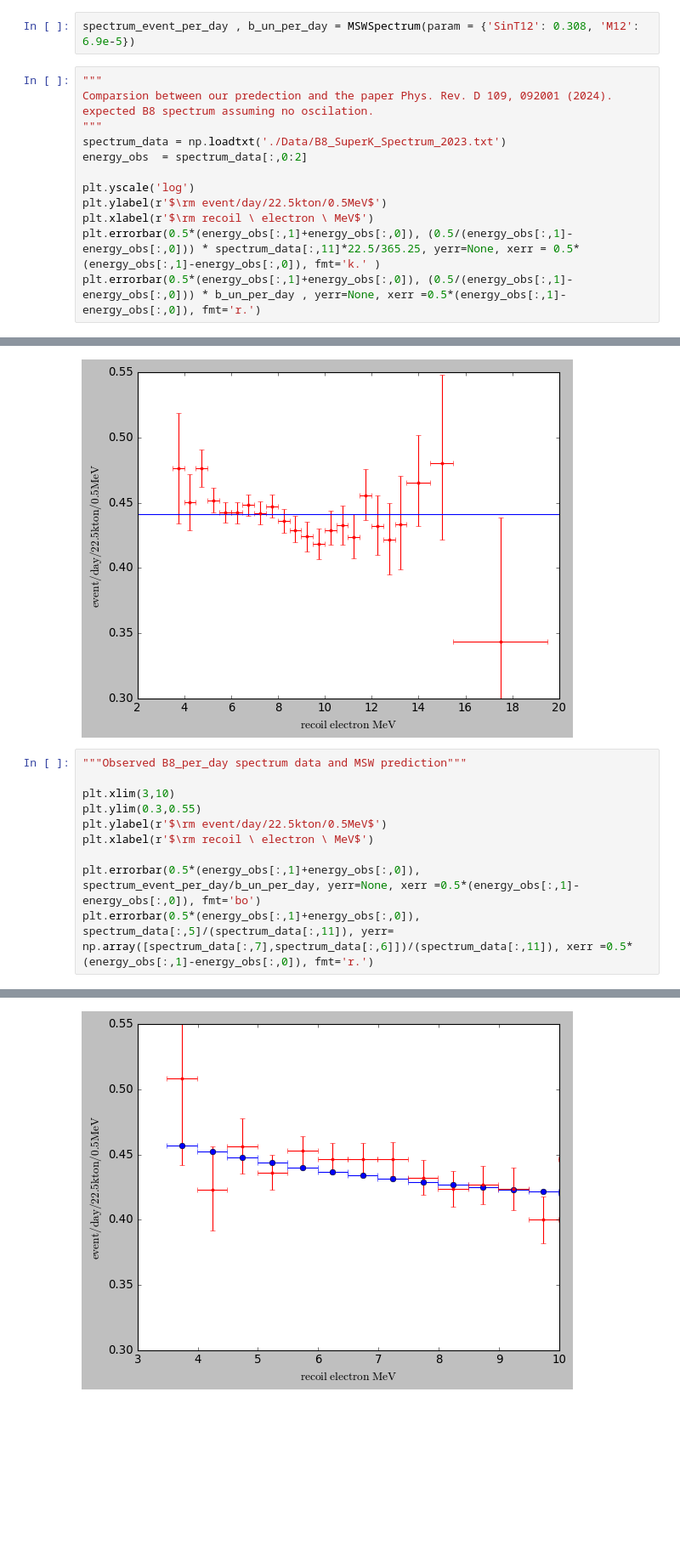
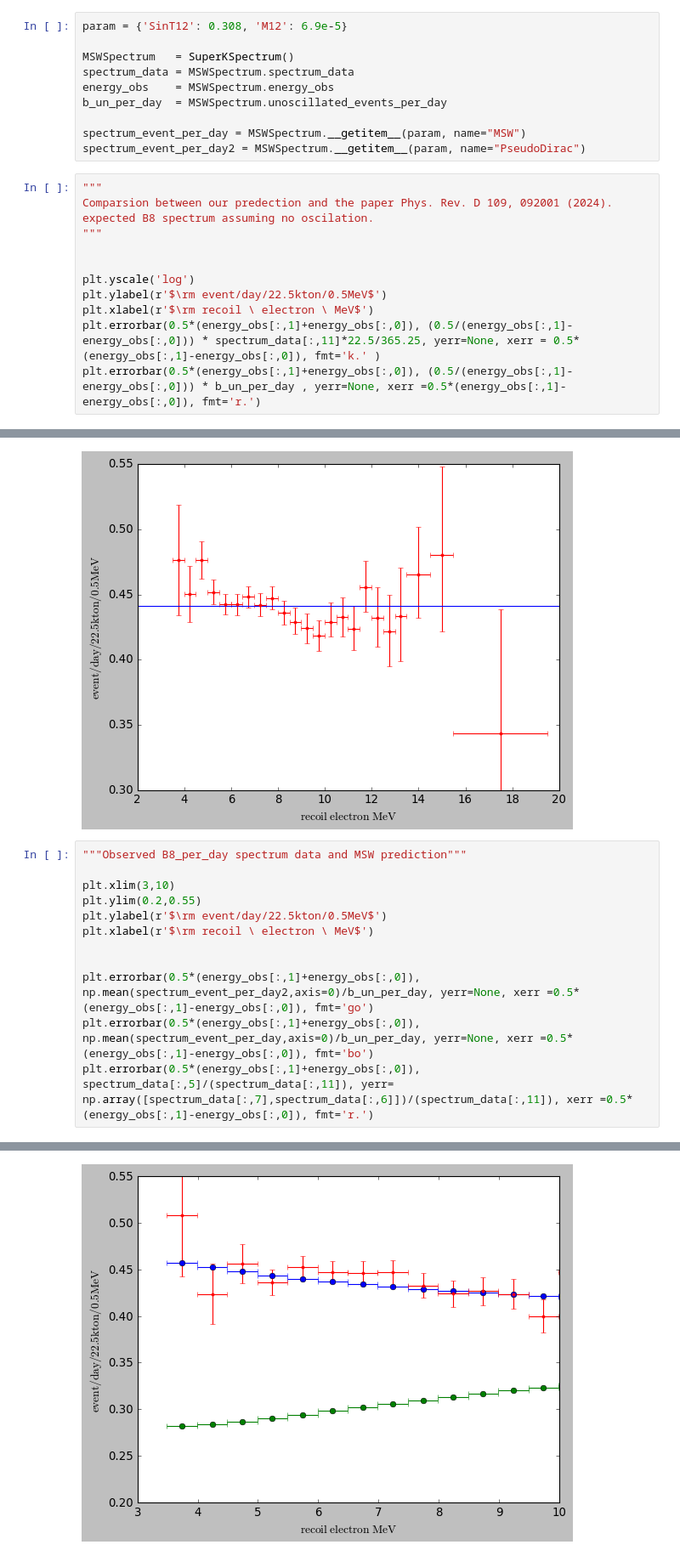
Before and after one commit to SaeedAnsarifard/NeuMod, a Jupyter notebook: Tutorial_Spectrum.ipynb, the cells around one changed output, grey strips where cells are left out. Shown: that part at 85% size. Cells and saved outputs as stored; diff of their text form; blank space fills up the shorter version.

```diff
--- a/Tutorial_Spectrum.ipynb
+++ b/Tutorial_Spectrum.ipynb
@@ -7,14 +7,21 @@ from framework_pkg.msw_spectrum import MSWSpectrum
 plt.rcParams['text.usetex']=True
 plt.style.use('classic')
 # %%
-spectrum_event_per_day , b_un_per_day = MSWSpectrum(param = {'SinT12': 0.308, 'M12': 6.9e-5})
+param = {'SinT12': 0.308, 'M12': 6.9e-5}
+
+MSWSpectrum   = SuperKSpectrum()
+spectrum_data = MSWSpectrum.spectrum_data
+energy_obs    = MSWSpectrum.energy_obs
+b_un_per_day  = MSWSpectrum.unoscillated_events_per_day
+
+spectrum_event_per_day = MSWSpectrum.__getitem__(param, name="MSW")
+spectrum_event_per_day2 = MSWSpectrum.__getitem__(param, name="PseudoDirac")
 # %%
 """
 Comparsion between our predection and the paper Phys. Rev. D 109, 092001 (2024).
 expected B8 spectrum assuming no oscilation.
 """
-spectrum_data = np.loadtxt('./Data/B8_SuperK_Spectrum_2023.txt')
-energy_obs  = spectrum_data[:,0:2]
+
 
 plt.yscale('log')
 plt.ylabel(r'$\rm event/day/22.5kton/0.5MeV$')
@@ -52,16 +62,18 @@ plt.hlines(xmin=2,xmax=20,y=0.441)
 # %%
 """Observed B8_per_day spectrum data and MSW prediction"""
 
 plt.xlim(3,10)
-plt.ylim(0.3,0.55)
+plt.ylim(0.2,0.55)
 plt.ylabel(r'$\rm event/day/22.5kton/0.5MeV$')
 plt.xlabel(r'$\rm recoil \ electron \ MeV$')
 
-plt.errorbar(0.5*(energy_obs[:,1]+energy_obs[:,0]), spectrum_event_per_day/b_un_per_day, yerr=None, xerr =0.5*(energy_obs[:,1]-energy_obs[:,0]), fmt='bo')
+
+plt.errorbar(0.5*(energy_obs[:,1]+energy_obs[:,0]), np.mean(spectrum_event_per_day2,axis=0)/b_un_per_day, yerr=None, xerr =0.5*(energy_obs[:,1]-energy_obs[:,0]), fmt='go')
+plt.errorbar(0.5*(energy_obs[:,1]+energy_obs[:,0]), np.mean(spectrum_event_per_day,axis=0)/b_un_per_day, yerr=None, xerr =0.5*(energy_obs[:,1]-energy_obs[:,0]), fmt='bo')
 plt.errorbar(0.5*(energy_obs[:,1]+energy_obs[:,0]), spectrum_data[:,5]/(spectrum_data[:,11]), yerr= np.array([spectrum_data[:,7],spectrum_data[:,6]])/(spectrum_data[:,11]), xerr =0.5*(energy_obs[:,1]-energy_obs[:,0]), fmt='r.')
 # %% [output]
 <ErrorbarContainer object of 3 artists>
-[figure, old version]
+[figure, new version]
 # %%
 print('day')
 print(np.mean(spectrum_data[:13,5]/(spectrum_data[:13,11])))
```
Also changed, not shown: parts of 3 cells of this notebook, 4 other files.
